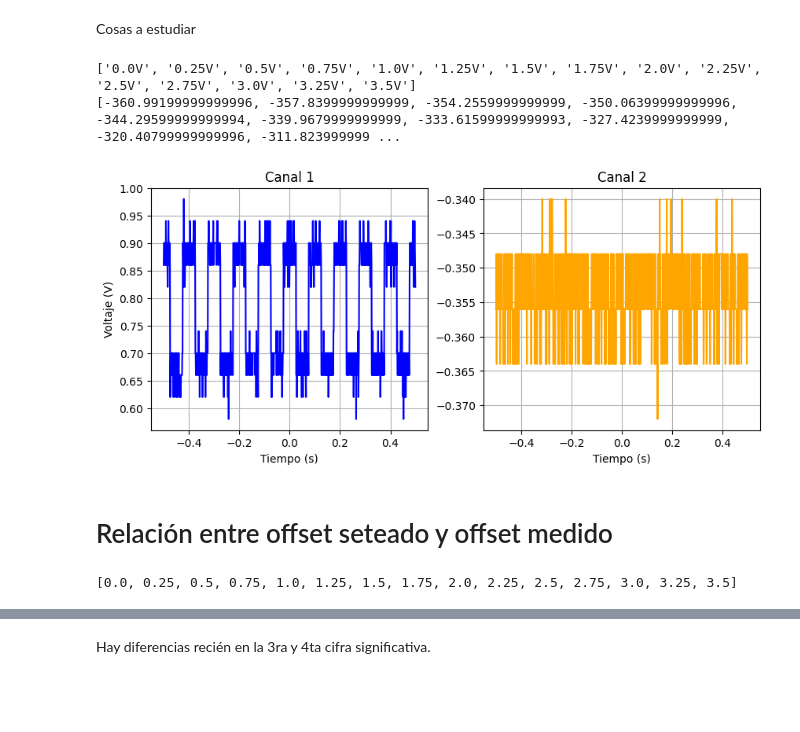
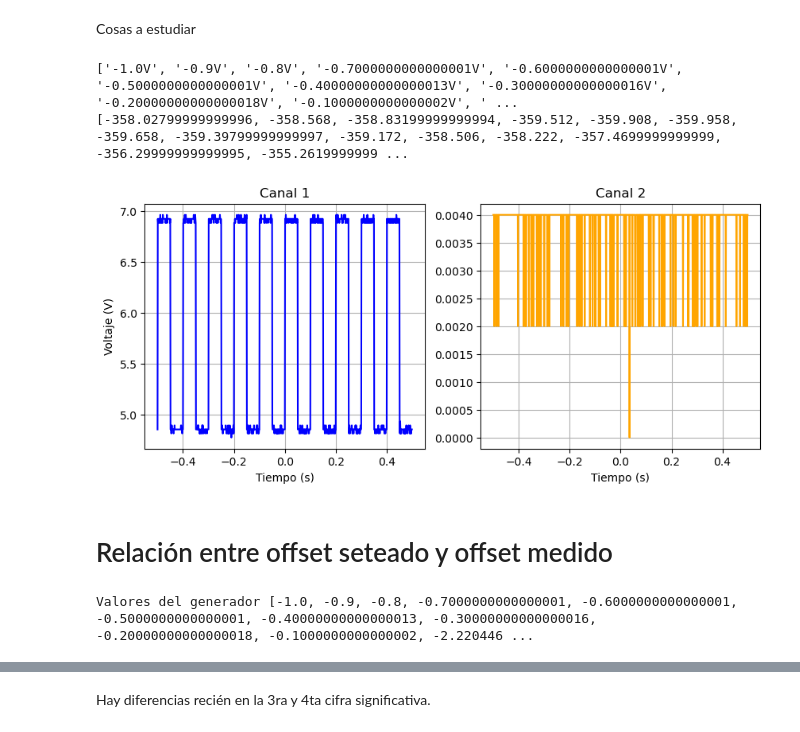
Before and after one commit to DelManuel/Magnetometro-optico, a Jupyter notebook: códigos/analisis_fuente_de_corriente.ipynb, the cells around one changed output, grey strips where cells are left out. Drawn from its saved outputs; the diff is of its cells as text; code cells hidden in the pictures; blank space fills up the shorter version.

```diff
--- a/códigos/analisis_fuente_de_corriente.ipynb
+++ b/códigos/analisis_fuente_de_corriente.ipynb
@@ -13,7 +13,7 @@ Cosas a estudiar
 # frecuencia de respuesta vs. frecuencia de alimentacion
 # %%
 # Cargamos los datos
-with open(f"../mediciones/Barrido en offsets a 0.2 V de amp.pickle", "rb") as f:
+with open(f"../mediciones/Barrido fino en offsets a 1 V de amp.pickle 2", "rb") as f:
     dic = pickle.load(f)
 # %%
 # Hago una lista con los valores de offset que alimentamos con el generador de funciones
@@ -23,28 +23,28 @@ print(offs_values)
 corr_values = [np.mean(dic[offset]["V_2"])*1000 for offset in offs_values]
 print(corr_values)
 # %% [output]
-['0.0V', '0.25V', '0.5V', '0.75V', '1.0V', '1.25V', '1.5V', '1.75V', '2.0V', '2.25V', '2.5V', '2.75V', '3.0V', '3.25V', '3.5V']
-[-360.99199999999996, -357.8399999999999, -354.2559999999999, -350.06399999999996, -344.29599999999994, -339.9679999999999, -333.61599999999993, -327.4239999999999, -320.40799999999996, -311.823999999 ...
+['-1.0V', '-0.9V', '-0.8V', '-0.7000000000000001V', '-0.6000000000000001V', '-0.5000000000000001V', '-0.40000000000000013V', '-0.30000000000000016V', '-0.20000000000000018V', '-0.1000000000000002V', ' ...
+[-358.02799999999996, -358.568, -358.83199999999994, -359.512, -359.908, -359.958, -359.658, -359.39799999999997, -359.172, -358.506, -358.222, -357.4699999999999, -356.29999999999995, -355.2619999999 ...
 # %%
-volt = offs_values[2]
+volt = offs_values[-1]
 
 t_1, v_1 = dic[volt]["t_1"], dic[volt]["V_1"]
 t_2, v_2 = dic[volt]["t_2"], dic[volt]["V_2"]
 
 
 fig, axs = plt.subplots(ncols = 2, figsize = (10,4))
 axs[0].plot(t_1,v_1, color = "b")
 axs[0].set_xlabel("Tiempo (s)")
 axs[1].plot(t_2,v_2, color = "orange")
 axs[1].set_xlabel("Tiempo (s)")
 axs[0].set_ylabel("Voltaje (V)")
 axs[0].set_title("Canal 1")
 axs[0].grid()
 axs[1].set_title("Canal 2")
 axs[1].grid()
 plt.show()
 # %% [output]
-[figure, old version]
+[figure, new version]
 # %% [markdown]
 # Relación entre offset seteado y offset medido
 # %%
@@ -52,15 +52,14 @@ offs_true_values = [np.mean(dic[offset]["V_1"]) for offset in offs_values]
 
 offs_values_new = []
 for offset in offs_values:
-    if len(offset) == 4:
-        new_offset = offset[0:3]
-    else:
-        new_offset = offset[0:4]
+    new_offset = offset[:-1]
     offs_values_new.append(float(new_offset))
 
-print(offs_values_new)
+print("Valores del generador",offs_values_new)
+#print("Valores Viejos", offs_values)
+#print("Valores medidos", offs_true_values)
 # %% [output]
-[0.0, 0.25, 0.5, 0.75, 1.0, 1.25, 1.5, 1.75, 2.0, 2.25, 2.5, 2.75, 3.0, 3.25, 3.5]
+Valores del generador [-1.0, -0.9, -0.8, -0.7000000000000001, -0.6000000000000001, -0.5000000000000001, -0.40000000000000013, -0.30000000000000016, -0.20000000000000018, -0.1000000000000002, -2.220446 ...
 # %%
 def lineal(x, a, b): return a*x+b
 
```
Also changed, not shown: parts of 17 cells of this notebook, 5 other files.
